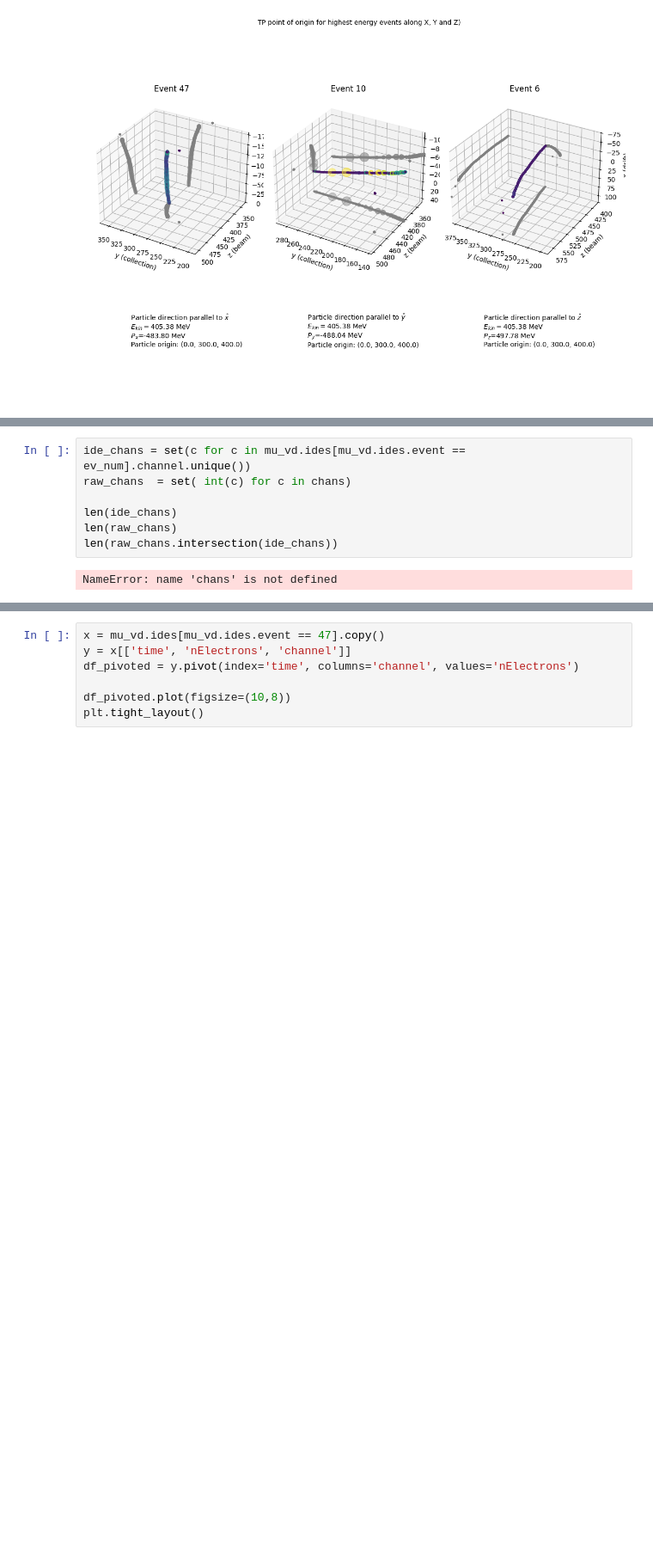
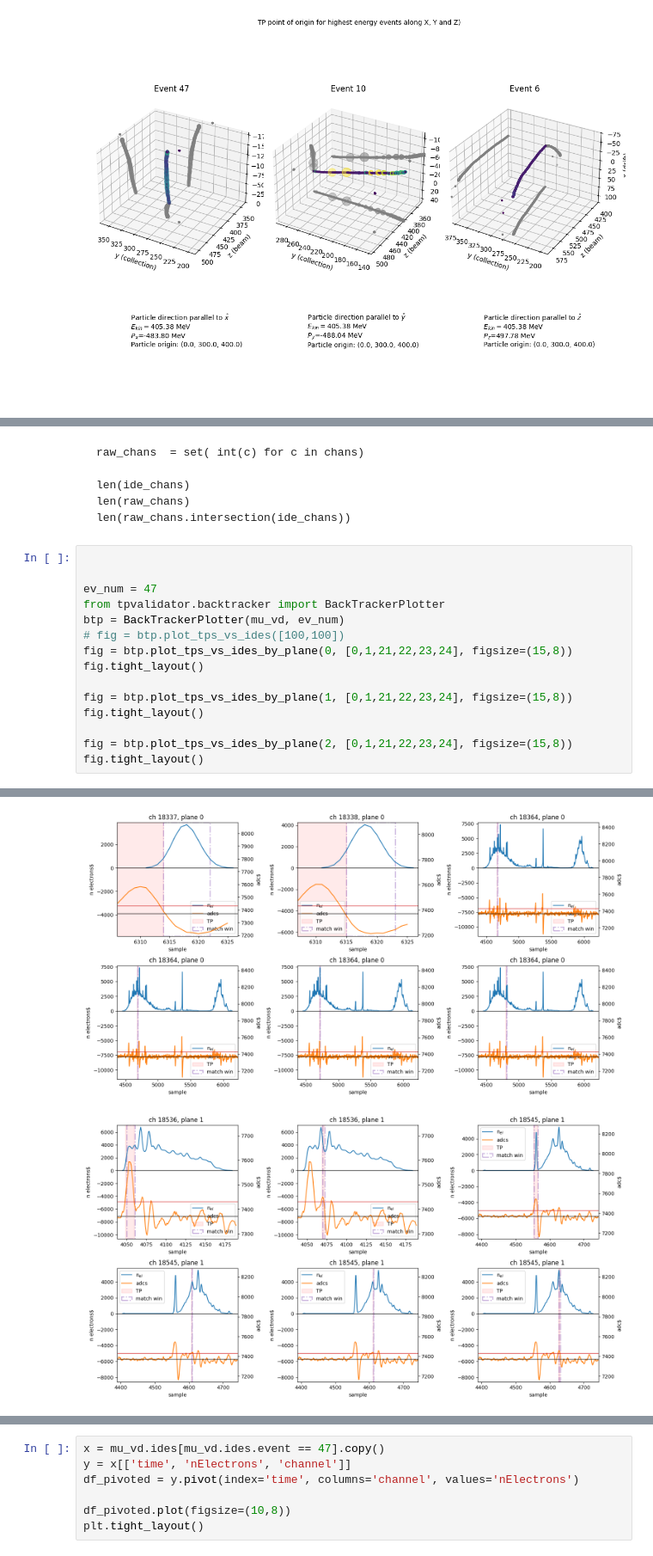
Before and after one commit to alessandrothea/tpvalidator, a Jupyter notebook: notebooks/BacktrackerDebugging.ipynb, the cells around one changed output, grey strips where cells are left out. Shown at 86% size. Cells and saved outputs as stored; diff of their text form; blank space fills up the shorter version.

````diff
--- a/notebooks/BacktrackerDebugging.ipynb
+++ b/notebooks/BacktrackerDebugging.ipynb
@@ -549,9 +145,24 @@ TP peak: 346.0
-# %%
-ide_chans = set(c for c in mu_vd.ides[mu_vd.ides.event == ev_num].channel.unique())
-raw_chans  = set( int(c) for c in chans)
-
-len(ide_chans)
-len(raw_chans)
-len(raw_chans.intersection(ide_chans))
-# %% [output]
-NameError: name 'chans' is not defined
+# %% [markdown]
+```ide_chans = set(c for c in mu_vd.ides[mu_vd.ides.event == ev_num].channel.unique())
+raw_chans  = set( int(c) for c in chans)
+
+len(ide_chans)
+len(raw_chans)
+len(raw_chans.intersection(ide_chans))
+```
+# %%
+
+
+ev_num = 47
+from tpvalidator.backtracker import BackTrackerPlotter
+btp = BackTrackerPlotter(mu_vd, ev_num)
+# fig = btp.plot_tps_vs_ides([100,100])
+fig = btp.plot_tps_vs_ides_by_plane(0, [0,1,21,22,23,24], figsize=(15,8))
+fig.tight_layout()
+
+fig = btp.plot_tps_vs_ides_by_plane(1, [0,1,21,22,23,24], figsize=(15,8))
+fig.tight_layout()
+
+fig = btp.plot_tps_vs_ides_by_plane(2, [0,1,21,22,23,24], figsize=(15,8))
+fig.tight_layout()
+# %% [output]
@@ -557,0 +193,2 @@ NameError: name 'chans' is not defined
+[figure, new version]
+[figure, added]
````
Also changed, not shown: parts of 14 cells of this notebook, 1 other file.
